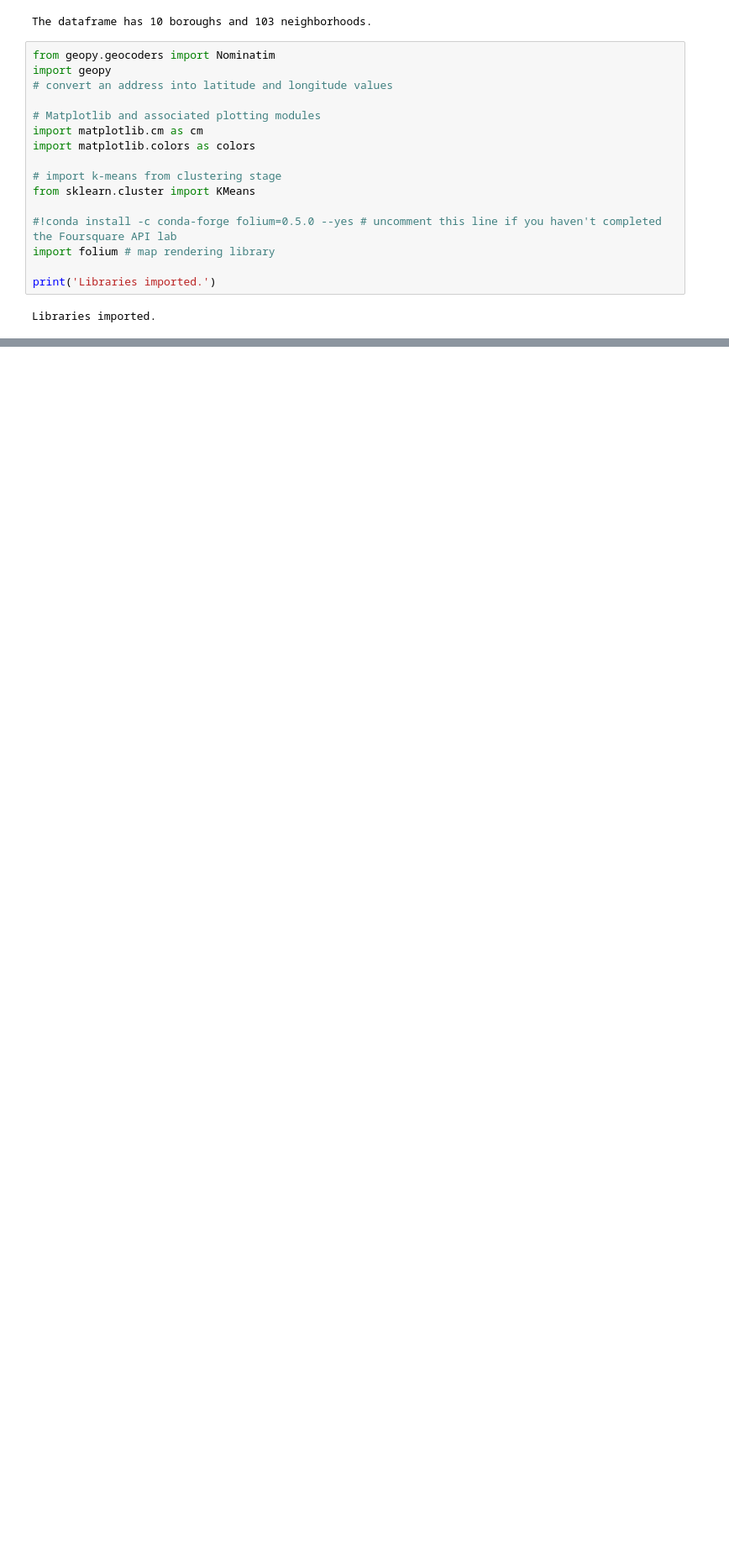
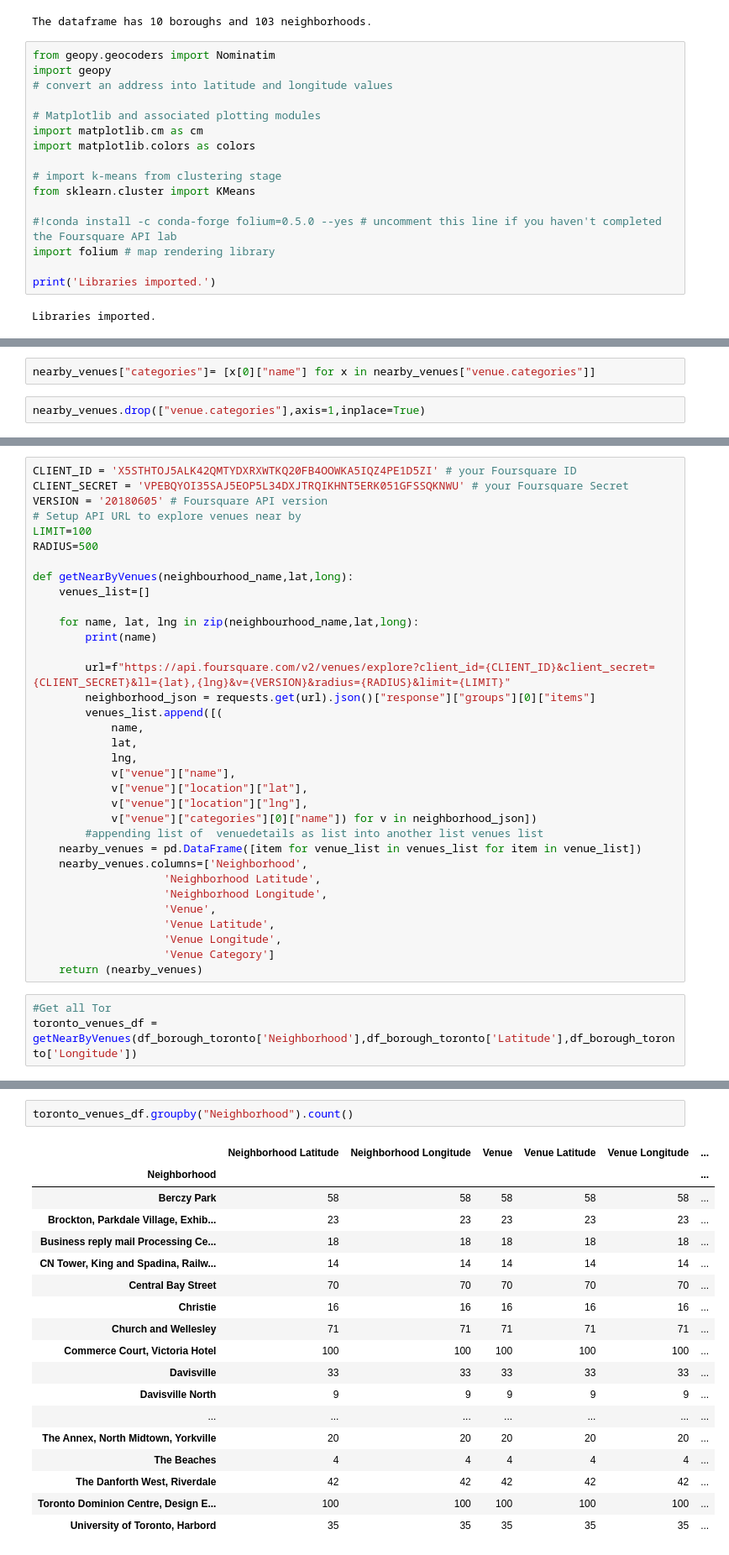
Before and after one commit to kishankumar09ei/Coursera_Capstone, a Jupyter notebook: Applied_Data-scince_Capstone_week_3.ipynb, the cells around one changed output, grey strips where cells are left out. Shown: that part at 84% size. Cells and saved outputs as stored; diff of their text form; blank space fills up the shorter version.

```diff
--- a/Applied_Data-scince_Capstone_week_3.ipynb
+++ b/Applied_Data-scince_Capstone_week_3.ipynb
@@ -195,0 +311,4 @@ map_toronto
+# %%
+nearby_venues["categories"]= [x[0]["name"] for x in nearby_venues["venue.categories"]]
+# %%
+nearby_venues.drop(["venue.categories"],axis=1,inplace=True)
@@ -195,0 +344,37 @@ map_toronto
+# %%
+CLIENT_ID = 'X5STHTOJ5ALK42QMTYDXRXWTKQ20FB4OOWKA5IQZ4PE1D5ZI' # your Foursquare ID
+CLIENT_SECRET = 'VPEBQYOI35SAJ5EOP5L34DXJTRQIKHNT5ERK051GFSSQKNWU' # your Foursquare Secret
+VERSION = '20180605' # Foursquare API version
+# Setup API URL to explore venues near by
+LIMIT=100
+RADIUS=500
+
+def getNearByVenues(neighbourhood_name,lat,long):
+    venues_list=[]
+
+    for name, lat, lng in zip(neighbourhood_name,lat,long):
+        print(name)
+
+        url=f"https://api.foursquare.com/v2/venues/explore?client_id={CLIENT_ID}&client_secret={CLIENT_SECRET}&ll={lat},{lng}&v={VERSION}&radius={RADIUS}&limit={LIMIT}"
+        neighborhood_json = requests.get(url).json()["response"]["groups"][0]["items"]
+        venues_list.append([(
+            name,
+            lat,
+            lng,
+            v["venue"]["name"],
+            v["venue"]["location"]["lat"],
+            v["venue"]["location"]["lng"],
+            v["venue"]["categories"][0]["name"]) for v in neighborhood_json])
+        #appending list of  venuedetails as list into another list venues list
+    nearby_venues = pd.DataFrame([item for venue_list in venues_list for item in venue_list])
+    nearby_venues.columns=['Neighborhood',
+                    'Neighborhood Latitude',
+                    'Neighborhood Longitude',
+                    'Venue',
+                    'Venue Latitude',
+                    'Venue Longitude',
+                    'Venue Category']
+    return (nearby_venues)
+# %%
+#Get all Tor
+toronto_venues_df = getNearByVenues(df_borough_toronto['Neighborhood'],df_borough_toronto['Latitude'],df_borough_toronto['Longitude'])
@@ -195,0 +404,21 @@ map_toronto
+# %%
+toronto_venues_df.groupby("Neighborhood").count()
+# %% [output]
+|  | Neighborhood Latitude | Neighborhood Longitude | Venue | Venue Latitude | Venue Longitude | ... |
+| Neighborhood |  |  |  |  |  | ... |
+| Berczy Park | 58 | 58 | 58 | 58 | 58 | ... |
+| Brockton, Parkdale Village, Exhib... | 23 | 23 | 23 | 23 | 23 | ... |
+| Business reply mail Processing Ce... | 18 | 18 | 18 | 18 | 18 | ... |
+| CN Tower, King and Spadina, Railw... | 14 | 14 | 14 | 14 | 14 | ... |
+| Central Bay Street | 70 | 70 | 70 | 70 | 70 | ... |
+| Christie | 16 | 16 | 16 | 16 | 16 | ... |
+| Church and Wellesley | 71 | 71 | 71 | 71 | 71 | ... |
+| Commerce Court, Victoria Hotel | 100 | 100 | 100 | 100 | 100 | ... |
+| Davisville | 33 | 33 | 33 | 33 | 33 | ... |
+| Davisville North | 9 | 9 | 9 | 9 | 9 | ... |
+| ... | ... | ... | ... | ... | ... | ... |
+| The Annex, North Midtown, Yorkville | 20 | 20 | 20 | 20 | 20 | ... |
+| The Beaches | 4 | 4 | 4 | 4 | 4 | ... |
+| The Danforth West, Riverdale | 42 | 42 | 42 | 42 | 42 | ... |
+| Toronto Dominion Centre, Design E... | 100 | 100 | 100 | 100 | 100 | ... |
+| University of Toronto, Harbord | 35 | 35 | 35 | 35 | 35 | ... |
```
Also changed, not shown: parts of 55 cells of this notebook, 1 other file.
